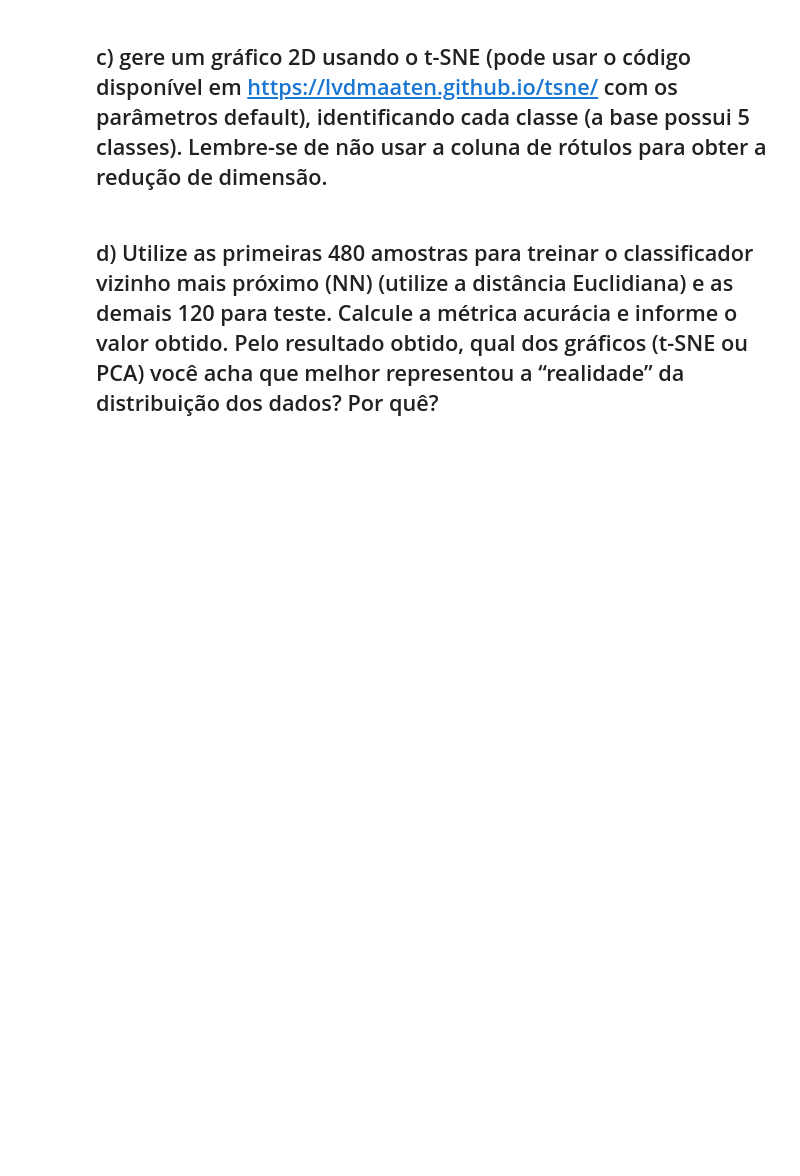
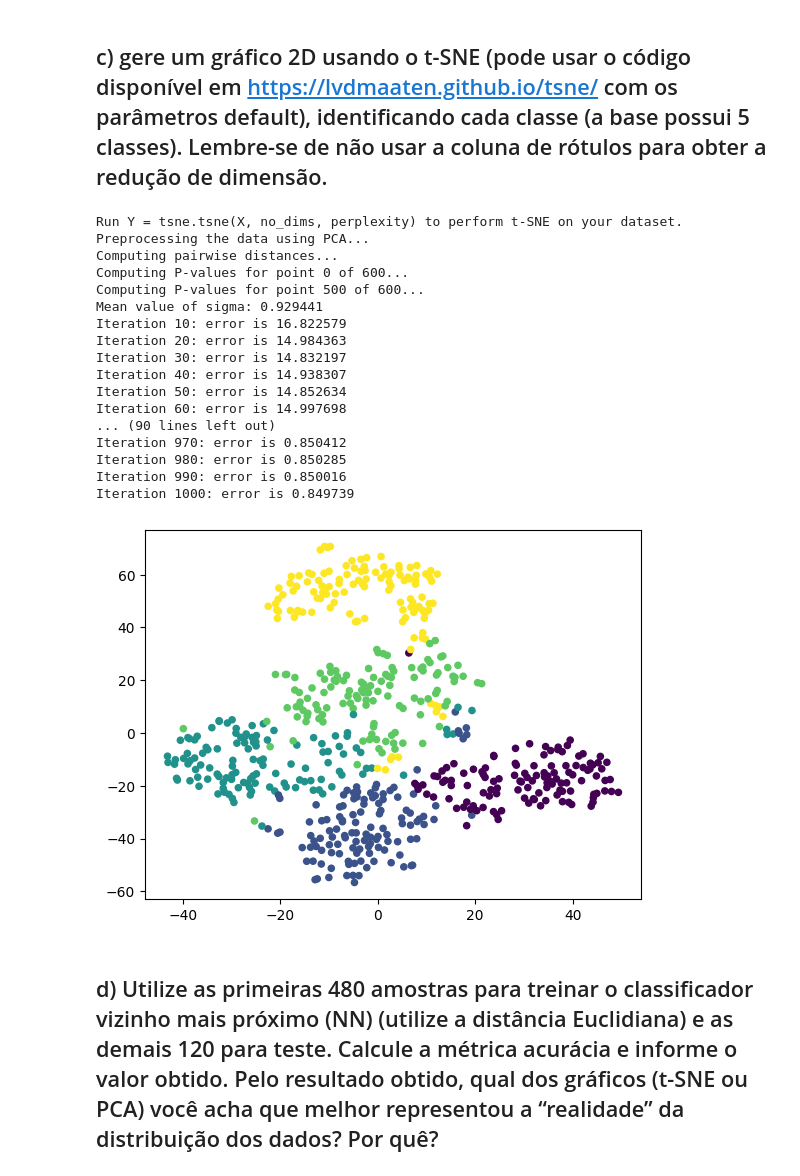
Before and after one commit to Harmonia2Side/machine-learning-laboratory-2023-2, a Jupyter notebook: lista1/lista1_breno_odnan.ipynb, the cells around one changed output. Cells and saved outputs as stored; diff of their text form; code cells hidden in the pictures; blank space fills up the shorter version.

```diff
--- a/lista1/lista1_breno_odnan.ipynb
+++ b/lista1/lista1_breno_odnan.ipynb
@@ -550,0 +557,30 @@ plt.legend(legend)
+# %%
+print("Run Y = tsne.tsne(X, no_dims, perplexity) to perform t-SNE on your dataset.")
+# X = np.loadtxt("mnist2500_X.txt")
+
+# Coloca dados sem a coluna de classes
+X = data.iloc[:,faixa]
+# print_format("X = ", X)
+n_collumns = data.shape[1] - 1
+Y = tsne(X, 2, n_collumns, 20.0)
+pylab.scatter(Y[:, 0], Y[:, 1], 20, data.iloc[:,0])
+pylab.show()
+# %% [output]
+Run Y = tsne.tsne(X, no_dims, perplexity) to perform t-SNE on your dataset.
+Preprocessing the data using PCA...
+Computing pairwise distances...
+Computing P-values for point 0 of 600...
+Computing P-values for point 500 of 600...
+Mean value of sigma: 0.929441
+Iteration 10: error is 16.822579
+Iteration 20: error is 14.984363
+Iteration 30: error is 14.832197
+Iteration 40: error is 14.938307
+Iteration 50: error is 14.852634
+Iteration 60: error is 14.997698
+... (90 lines left out)
+Iteration 970: error is 0.850412
+Iteration 980: error is 0.850285
+Iteration 990: error is 0.850016
+Iteration 1000: error is 0.849739
+[figure, added]
```
Also changed, not shown: parts of 4 cells of this notebook.
